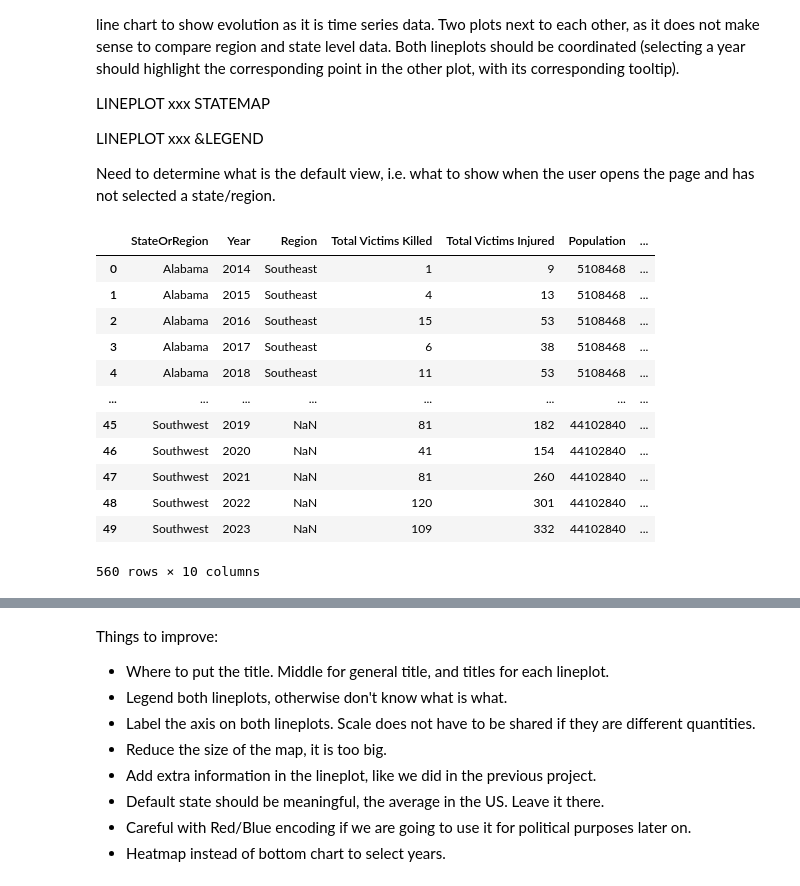
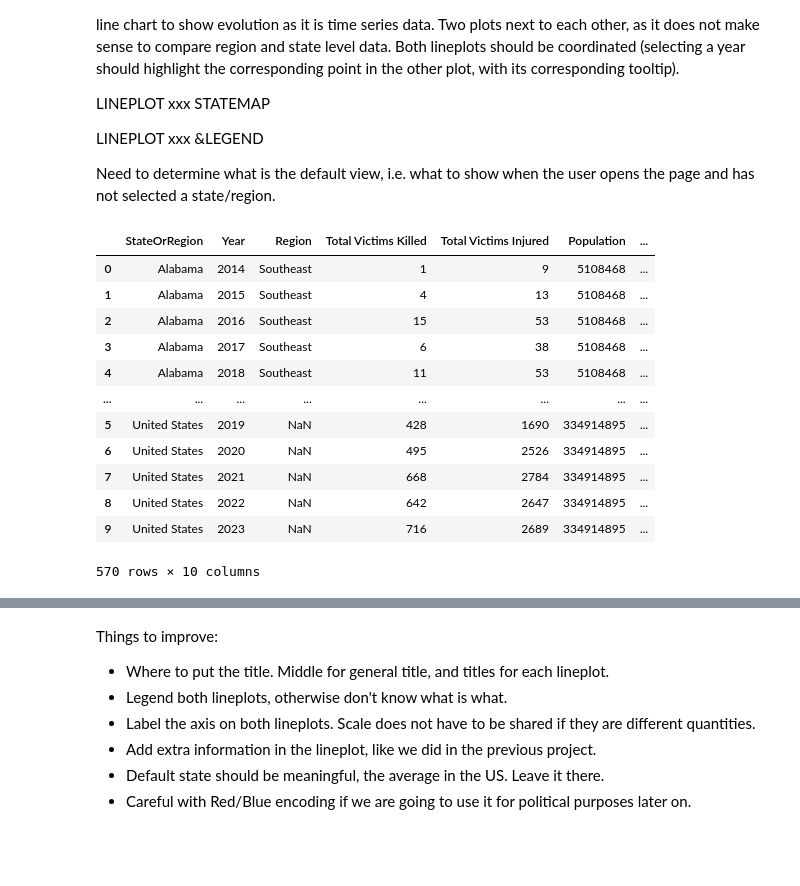
Before and after one commit to JoelSoleCasale/VI2_GunViolence, a Jupyter notebook: Q1.ipynb, the cells around one changed output, grey strips where cells are left out. Drawn from its saved outputs; the diff is of its cells as text; code cells hidden in the pictures; blank space fills up the shorter version.

Commit message:
Q1 country average added

```diff
--- a/Q1.ipynb
+++ b/Q1.ipynb
@@ -85,39 +85,52 @@ region_df = state_df.groupby(['Region', 'Year']).agg({
     'Total Incidents': 'sum'
 }).reset_index()
 
 state_df["Type"] = "State"
 region_df["Type"] = "Region"
 
 state_df.rename(columns={"State": "StateOrRegion"}, inplace=True)
 region_df.rename(columns={"Region": "StateOrRegion"}, inplace=True)
 
 
 state_region_df = pd.concat([state_df, region_df])
 
+# add average evolution in the US
+us_df = state_df.groupby(['Year']).agg({
+    'Total Victims Killed': 'sum',
+    'Total Victims Injured': 'sum',
+    'Population': 'sum',
+    'Total Incidents': 'sum'
+}).reset_index()
+
+us_df['StateOrRegion'] = 'United States'
+us_df['Type'] = 'Country'
+
+state_region_df = pd.concat([state_region_df, us_df])
+
 state_region_df['Count per 100k'] = state_region_df['Total Incidents'] / state_region_df['Population'] * 100_000
 
 
 state_statistics_df['StateFIPS'] = state_statistics_df['FIPS'].astype(str).str[:-3].astype(int)
 
 state_statistics_df['Count per 100k'] = state_statistics_df['Total Incidents'] / state_statistics_df['Population'] * 100_000
 
 
 # TODO: drop useless columns
 state_region_df
 # %% [output]
 |  | StateOrRegion | Year | Region | Total Victims Killed | Total Victims Injured | Population | ... |
 | 0 | Alabama | 2014 | Southeast | 1 | 9 | 5108468 | ... |
 | 1 | Alabama | 2015 | Southeast | 4 | 13 | 5108468 | ... |
 | 2 | Alabama | 2016 | Southeast | 15 | 53 | 5108468 | ... |
 | 3 | Alabama | 2017 | Southeast | 6 | 38 | 5108468 | ... |
 | 4 | Alabama | 2018 | Southeast | 11 | 53 | 5108468 | ... |
 | ... | ... | ... | ... | ... | ... | ... | ... |
-| 45 | Southwest | 2019 | NaN | 81 | 182 | 44102840 | ... |
-| 46 | Southwest | 2020 | NaN | 41 | 154 | 44102840 | ... |
-| 47 | Southwest | 2021 | NaN | 81 | 260 | 44102840 | ... |
-| 48 | Southwest | 2022 | NaN | 120 | 301 | 44102840 | ... |
-| 49 | Southwest | 2023 | NaN | 109 | 332 | 44102840 | ... |
+| 5 | United States | 2019 | NaN | 428 | 1690 | 334914895 | ... |
+| 6 | United States | 2020 | NaN | 495 | 2526 | 334914895 | ... |
+| 7 | United States | 2021 | NaN | 668 | 2784 | 334914895 | ... |
+| 8 | United States | 2022 | NaN | 642 | 2647 | 334914895 | ... |
+| 9 | United States | 2023 | NaN | 716 | 2689 | 334914895 | ... |
-560 rows × 10 columns
+570 rows × 10 columns
 # %%
 from vega_datasets import data as vega_data
 
@@ -241,8 +267,6 @@ Things to improve:
 - Where to put the title. Middle for general title, and titles for each lineplot.
 - Legend both lineplots, otherwise don't know what is what.
 - Label the axis on both lineplots. Scale does not have to be shared if they are different quantities.
-- Reduce the size of the map, it is too big.
 - Add extra information in the lineplot, like we did in the previous project.
 - Default state should be meaningful, the average in the US. Leave it there.
 - Careful with Red/Blue encoding if we are going to use it for political purposes later on.
-- Heatmap instead of bottom chart to select years.
```
Also changed, not shown: parts of 1 cell of this notebook.
